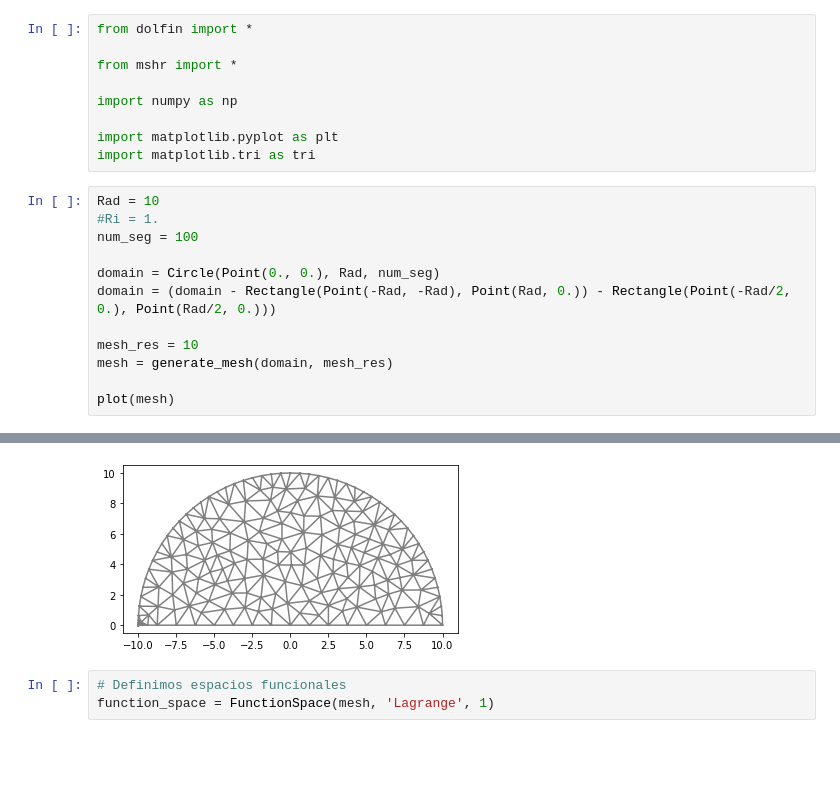
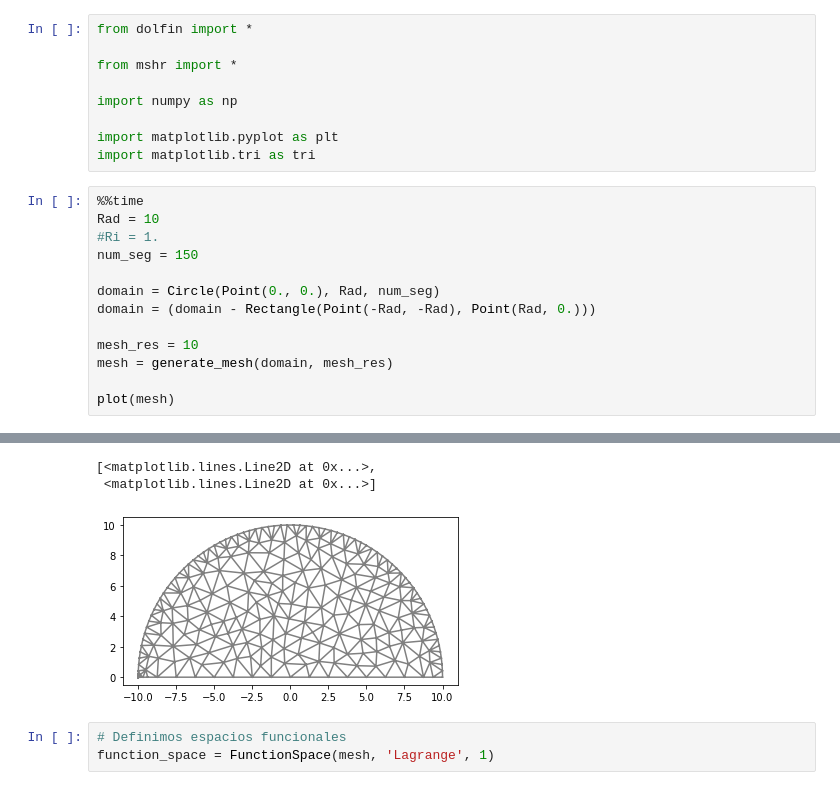
Before and after one commit to Matcraft94/PDEs, a Jupyter notebook: Poison-no-lineal.ipynb, the cells around one changed output, grey strips where cells are left out. Saved outputs shown, nothing was run; the diff lists cells and outputs as text; blank space fills up the shorter version.

```diff
--- a/Poison-no-lineal.ipynb
+++ b/Poison-no-lineal.ipynb
@@ -8,12 +8,13 @@ import numpy as np
 import matplotlib.pyplot as plt
 import matplotlib.tri as tri
 # %%
+%%time
 Rad = 10
 #Ri = 1.
-num_seg = 100
+num_seg = 150
 
 domain = Circle(Point(0., 0.), Rad, num_seg)
-domain = (domain - Rectangle(Point(-Rad, -Rad), Point(Rad, 0.)) - Rectangle(Point(-Rad/2, 0.), Point(Rad/2, 0.)))
+domain = (domain - Rectangle(Point(-Rad, -Rad), Point(Rad, 0.)))
 
 mesh_res = 10
 mesh = generate_mesh(domain, mesh_res)
@@ -25,4 +26,6 @@ plot(mesh)
+[<matplotlib.lines.Line2D at 0x...>,
+ <matplotlib.lines.Line2D at 0x...>]
-[figure, old version]
+[figure, new version]
 # %%
 # Definimos espacios funcionales
 function_space = FunctionSpace(mesh, 'Lagrange', 1)
```
Also changed, not shown: parts of 6 cells of this notebook.
